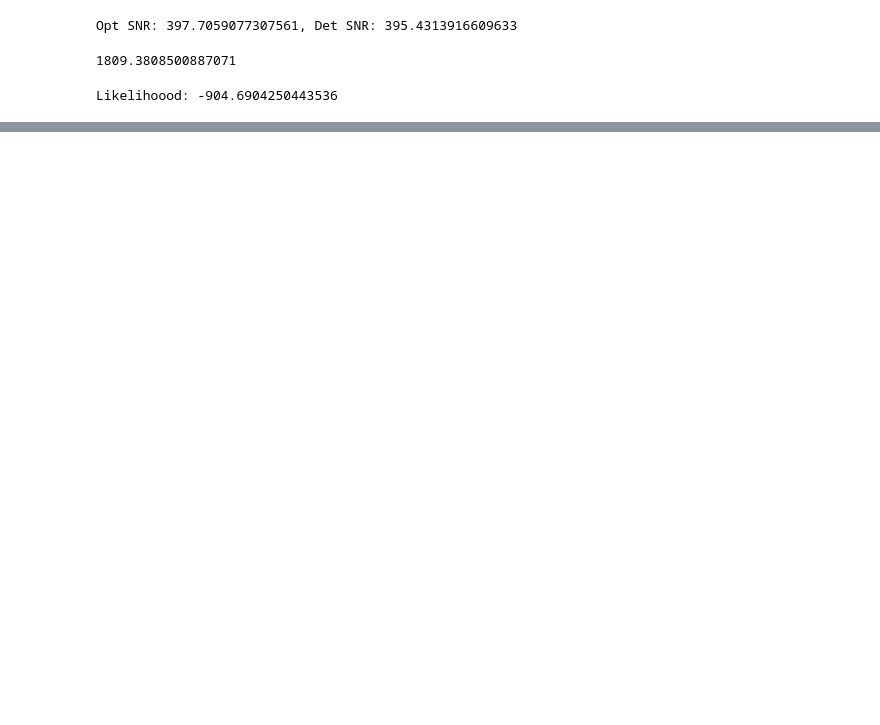
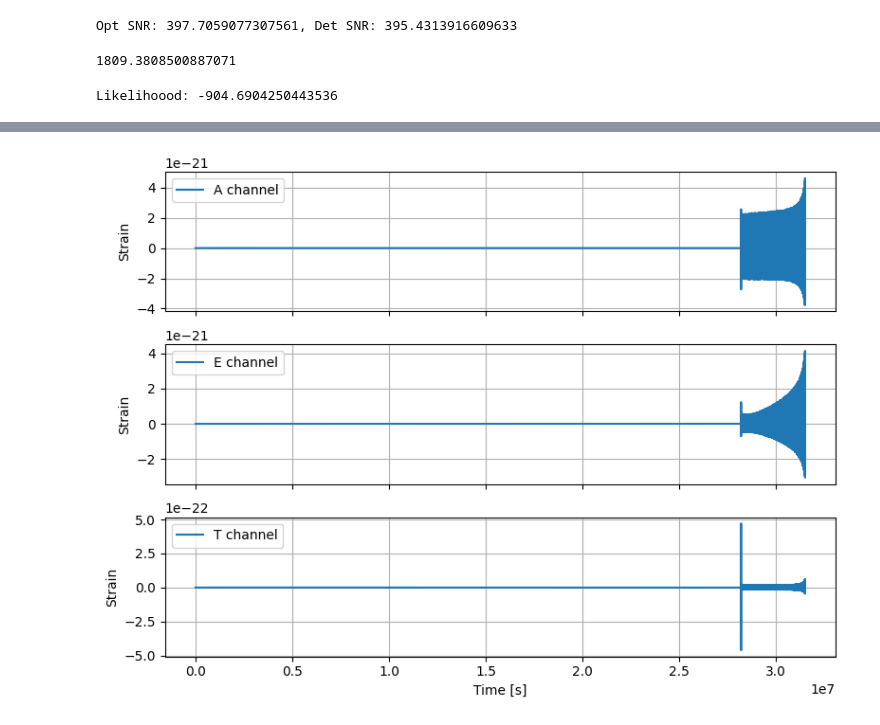
Before and after one commit to Thirtha17/SMBH-Merger-SNR-calculation-with-LISA, a Jupyter notebook: EmriWaveForm.ipynb, the cells around one changed output, grey strips where cells are left out. Cells and saved outputs as stored; diff of their text form; code cells hidden in the pictures; blank space fills up the shorter version.

```diff
--- a/EmriWaveForm.ipynb
+++ b/EmriWaveForm.ipynb
@@ -304,0 +357,24 @@ np.float64(-904.6904250443622)
+# %%
+
+waveform_res=run_emri(**parameters)
+# %%
+dt = 10  # or params['dt']
+labels = ["A channel", "E channel", "T channel"]
+
+fig, axes = plt.subplots(len(waveform_res), 1, figsize=(8, 6), sharex=True)
+
+for i, ax in enumerate(axes):
+    time = np.arange(len(waveform_res[i])) * dt
+    signal = waveform_res[i][::-1]
+    ax.plot(time, signal, label=labels[i])
+
+    ax.set_ylabel("Strain")
+    ax.legend()
+    ax.grid(True)
+    # ax.set_xlim(2.8e7)
+
+axes[-1].set_xlabel("Time [s]")
+plt.tight_layout()
+plt.show()
+# %% [output]
+[figure, added]
```
Also changed, not shown: parts of 42 cells of this notebook.
